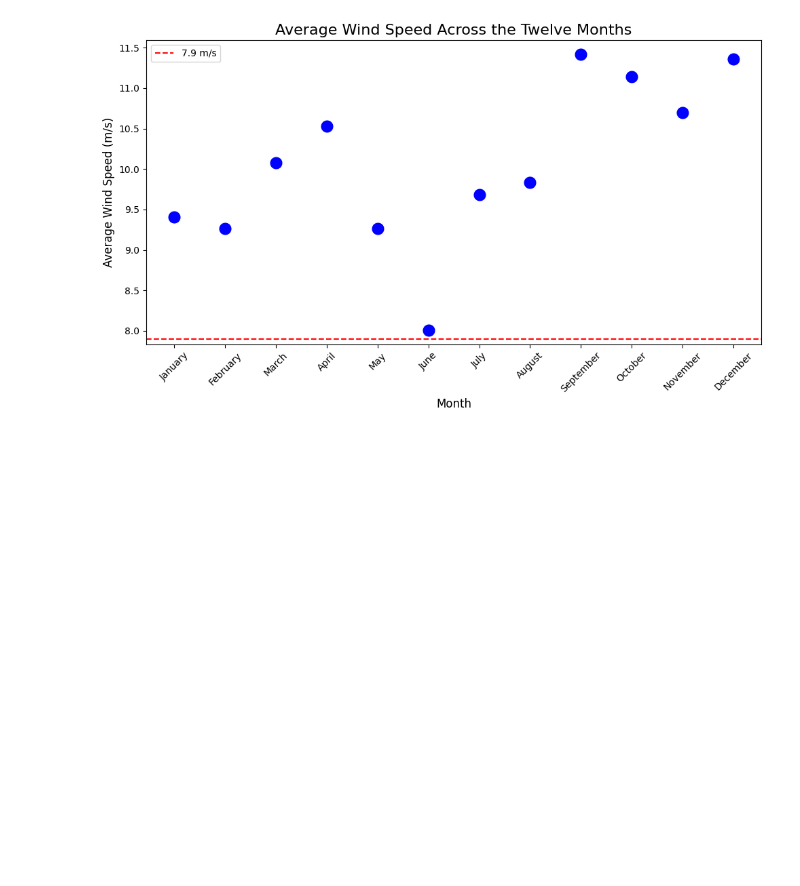
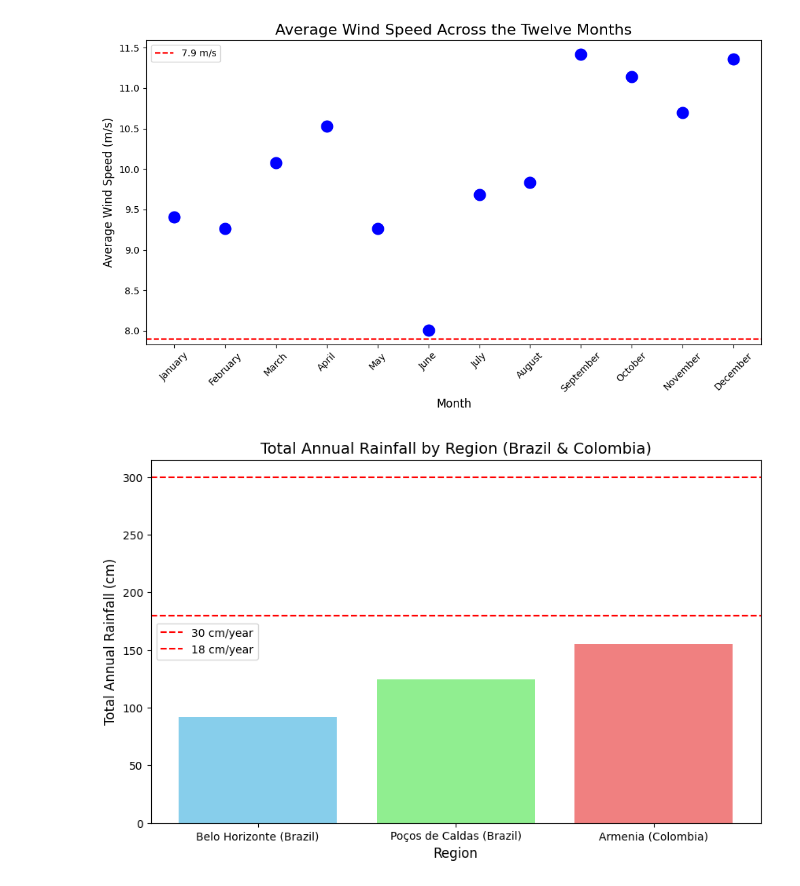
Before and after one commit to shadzic/ESMT_2024_DataScraping_Students, a Jupyter notebook: main_all_cities.ipynb, the cells around one changed output. Drawn from its saved outputs; the diff is of its cells as text; code cells hidden in the pictures; blank space fills up the shorter version.

```diff
--- a/main_all_cities.ipynb
+++ b/main_all_cities.ipynb
@@ -531,3 +551,30 @@ plt.tight_layout()
 plt.show()
 # %% [output]
 [figure]
+# %%
+#the total annual rainfall for each region in cm (convert from mm to cm)
+annual_rainfall_BH = df_BH['prcp'].sum() / 10
+annual_rainfall_PDC = df_PDC['prcp'].sum() / 10
+annual_rainfall_Armenia = df_armenia['prcp'].sum() / 10
+
+# create a DataFrame
+annual_rainfall = pd.DataFrame({
+    'Region': ['Belo Horizonte (Brazil)', 'Poços de Caldas (Brazil)', 'Armenia (Colombia)'],
+    'Total Rainfall (cm)': [annual_rainfall_BH, annual_rainfall_PDC, annual_rainfall_Armenia]
+})
+
+
+plt.figure(figsize=(10, 6))
+plt.bar(annual_rainfall['Region'], annual_rainfall['Total Rainfall (cm)'], color=['skyblue', 'lightgreen', 'lightcoral'])
+plt.title('Total Annual Rainfall by Region (Brazil & Colombia)', fontsize=14)
+plt.xlabel('Region', fontsize=12)
+plt.ylabel('Total Annual Rainfall (cm)', fontsize=12)
+
+# cutoff lines for wind speed
+plt.axhline(y=250 * 12 / 10, color='red', linestyle='--', label='30 cm/year')
+plt.axhline(y=150 * 12 / 10, color='red', linestyle='--', label='18 cm/year')
+
+plt.legend()
+plt.show()
+# %% [output]
+[figure, added]
```
Also changed, not shown: parts of 4 cells of this notebook.
